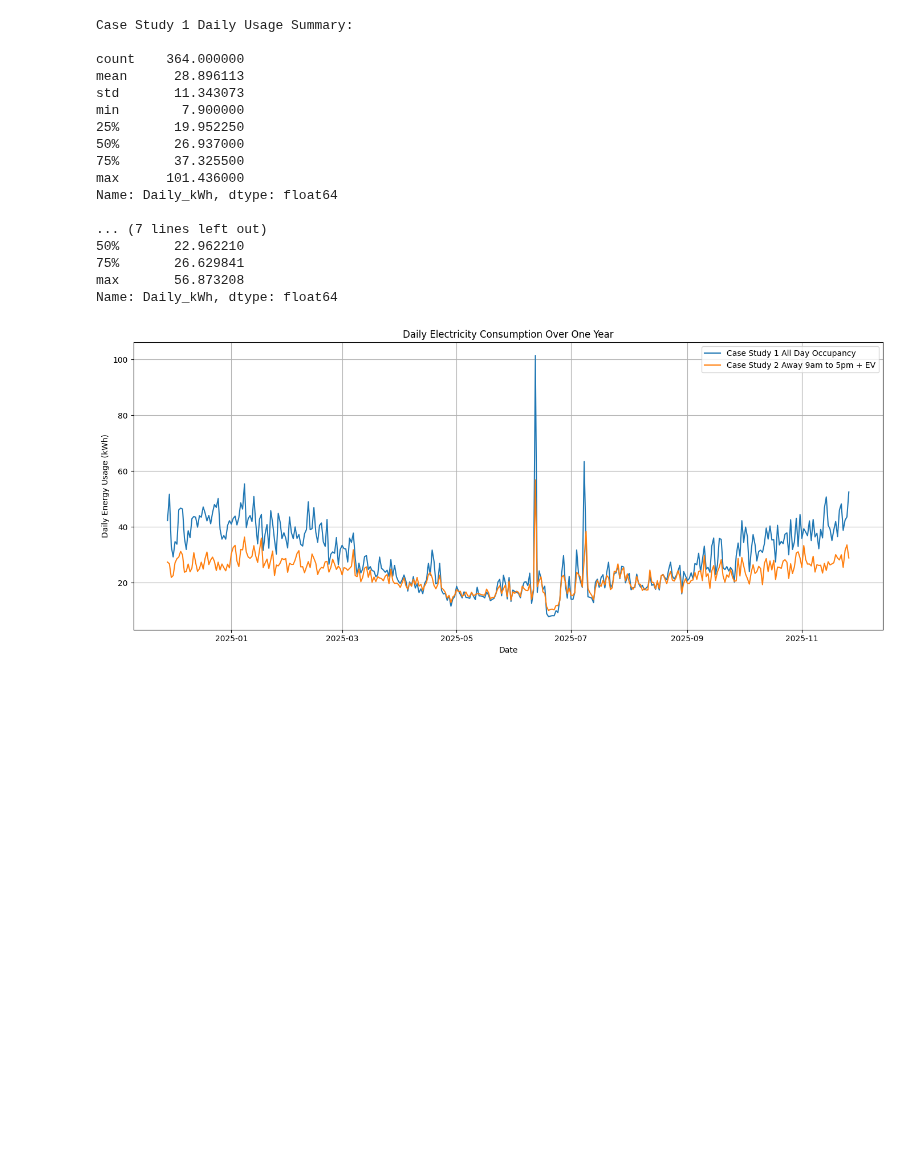
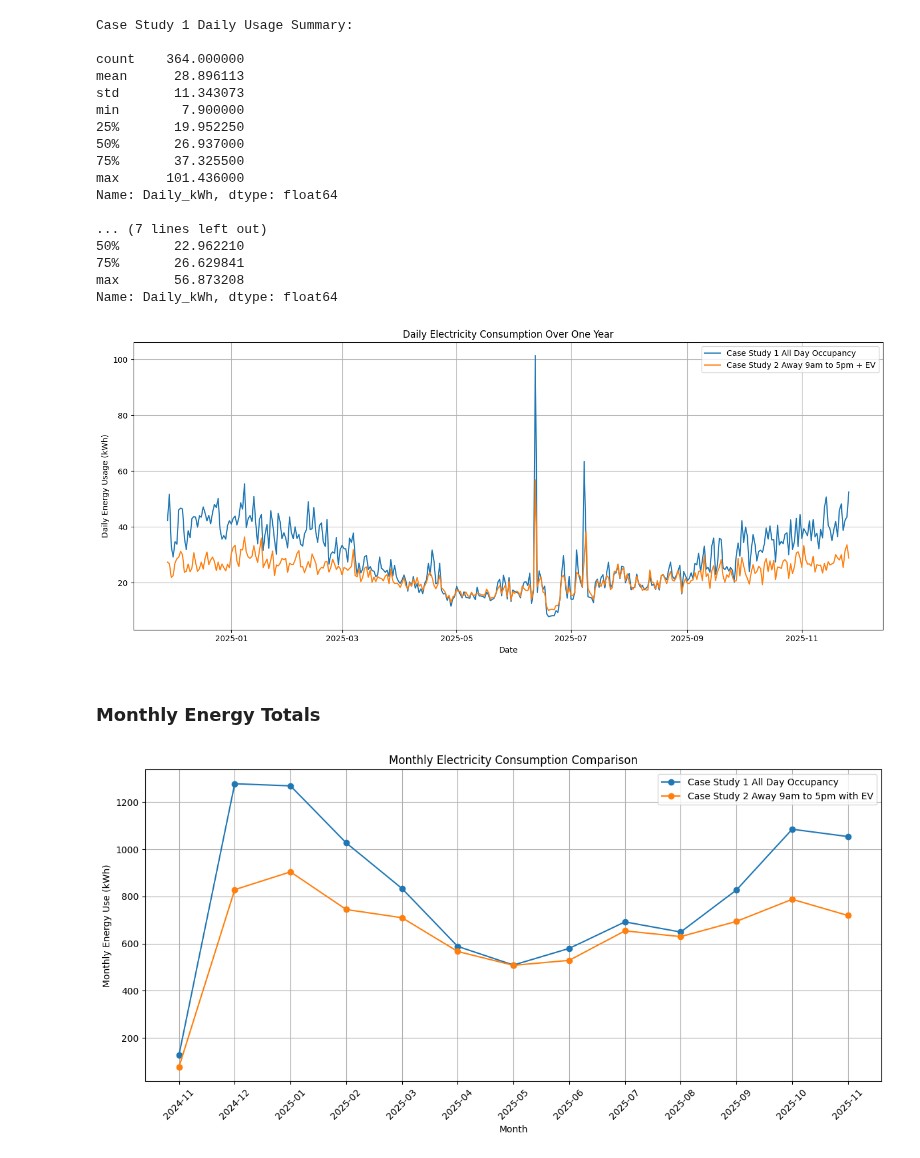
Before and after one commit to p-sav/PFDA, a Jupyter notebook: Project/Energy_analysis.ipynb, the cells around one changed output. Saved outputs shown, nothing was run; the diff lists cells and outputs as text; code cells hidden in the pictures; blank space fills up the shorter version.

Commit message:
Plots added for monthly and annual energy totals

```diff
--- a/Project/Energy_analysis.ipynb
+++ b/Project/Energy_analysis.ipynb
@@ -295,3 +350,72 @@ Name: Daily_kWh, dtype: float64
 max       56.873208
 Name: Daily_kWh, dtype: float64
 [figure]
+# %% [markdown]
+### Monthly Energy Totals
+# %%
+# Monthly electricity consumption totals for both case studies
+
+import matplotlib.pyplot as plt
+
+# Group by month and calculate total kWh for Case Study 1
+monthly_case1 = (
+    df_case1.groupby(df_case1['Date'].dt.to_period('M'))['Daily_kWh']
+    .sum()
+    .reset_index()
+    .rename(columns={'Date': 'Month', 'Daily_kWh': 'Total_kWh'})
+)
+
+# Group by month and calculate total kWh for Case Study 2
+monthly_case2 = (
+    df_case2.groupby(df_case2['Date'].dt.to_period('M'))['Daily_kWh']
+    .sum()
+    .reset_index()
+    .rename(columns={'Date': 'Month', 'Daily_kWh': 'Total_kWh'})
+)
+
+# Convert Month period to string for plotting on the x axis
+monthly_case1['Month'] = monthly_case1['Month'].astype(str)   # Convert period to string for Case Study 1
+monthly_case2['Month'] = monthly_case2['Month'].astype(str)   # Convert period to string for Case Study 2
+
+# Create a new figure for the plot
+plt.figure(figsize=(12, 6))    # Set figure size for readability
+
+# Plot monthly totals for Case Study 1
+plt.plot(
+    monthly_case1['Month'],            # X axis showing month
+    monthly_case1['Total_kWh'],         # Y axis showing total monthly kWh
+    marker='o',                         # Add markers for clarity
+    label='Case Study 1 All Day Occupancy'   # Label for legend
+)
+
+# Plot monthly totals for Case Study 2
+plt.plot(
+    monthly_case2['Month'],             # X axis showing month
+    monthly_case2['Total_kWh'],          # Y axis showing total monthly kWh
+    marker='o',                          # Add markers for clarity
+    label='Case Study 2 Away 9am to 5pm with EV'   # Label for legend
+)
+
+# Set axis labels
+plt.xlabel("Month")                     # Label x axis
+plt.ylabel("Monthly Energy Use (kWh)")  # Label y axis
+
+# Set plot title
+plt.title("Monthly Electricity Consumption Comparison")   # Descriptive plot title
+
+# Rotate x axis labels for better readability
+plt.xticks(rotation=45)                 # Rotate month labels
+
+# Add grid for easier visual comparison
+plt.grid(True)                           # Enable grid lines
+
+# Display legend
+plt.legend()                             # Show legend
+
+# Adjust layout to prevent label clipping
+plt.tight_layout()                      # Adjust spacing
+
+# Display the plot
+plt.show()                               # Render the plot
+# %% [output]
+[figure, added]
```
Also changed, not shown: parts of 5 cells of this notebook.
